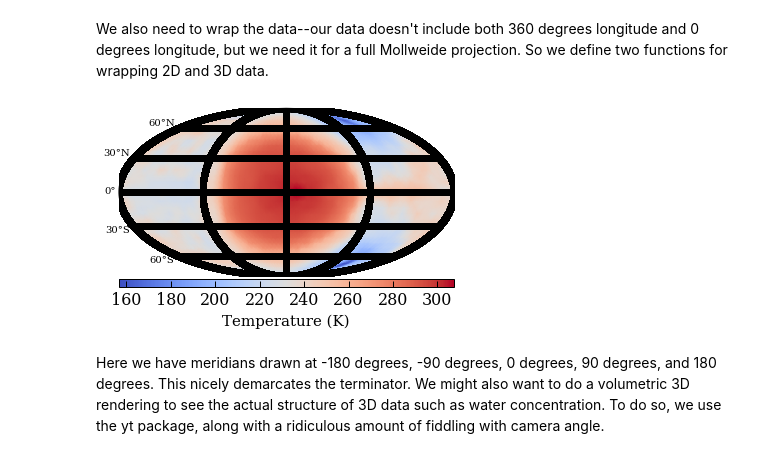
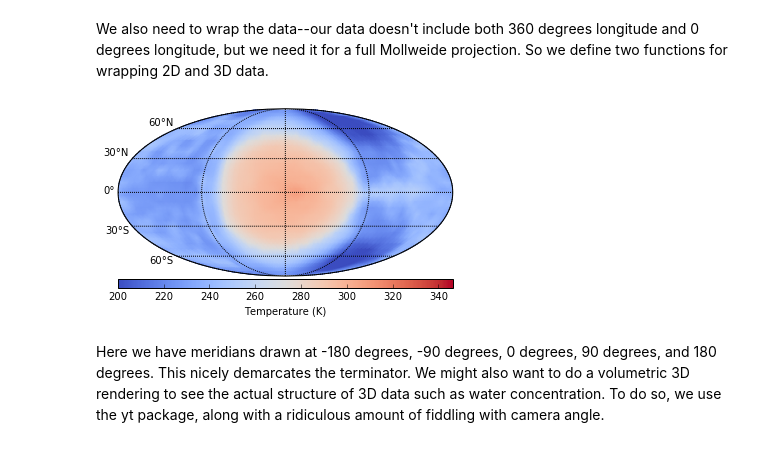
Before and after one commit to r-cloutier/GCM2Transmission, a Jupyter notebook: GCM Data Analysis Primer.ipynb, the cells around one changed output. Saved outputs shown, nothing was run; the diff lists cells and outputs as text; code cells hidden in the pictures.

```diff
--- a/GCM Data Analysis Primer.ipynb
+++ b/GCM Data Analysis Primer.ipynb
@@ -1,4 +6,4 @@
 # %% [markdown]
 Use the netCDF4 package to load NetCDF files (*.nc). You may have to install it separately. Usage is very simple, just point nc.Dataset to the data file and tell it to read the file rather than write to it.
 # %%
-data = nc.Dataset("plasim_samples/TIDAL1.0.001.nc","r")
+data = nc.Dataset("plasim_samples/earth.nc","r")
@@ -92,16 +82,16 @@ def wrap3d(datd,vals):
 # %%
 latsw=wrap2d(lats,lats[:,0])
 lonsw=wrap2d(lons,360.0)
 dataw=wrap2d(data.variables['ts'][39,:],data.variables['ts'][39,:,0])
 
 m = Basemap(projection='moll',lon_0=0,resolution='c')
-tm = m.pcolormesh(lonsw,latsw,dataw,shading='Gouraud',cmap='coolwarm',latlon=True)#,vmin=200,vmax=346.3)
+tm = m.pcolormesh(lonsw,latsw,dataw,shading='Gouraud',cmap='coolwarm',latlon=True,vmin=200,vmax=346.3)
 #m.drawcoastlines()
-pr=m.drawparallels(np.arange(-90.,120.,30.),labels=[1,0,0,1], linewidth=.01)
-mr=m.drawmeridians(np.arange(-180,180.,90.), linewidth=.01)
+pr=m.drawparallels(np.arange(-90.,120.,30.),labels=[1,0,0,1])
+mr=m.drawmeridians(np.arange(-180,180.,90.))
 cb = m.colorbar(tm,"bottom", size="5%", pad="2%",label="Temperature (K)")
 # %% [output]
-[figure, old version]
+[figure, new version]
 # %% [markdown]
 Here we have meridians drawn at -180 degrees, -90 degrees, 0 degrees, 90 degrees, and 180 degrees. This nicely demarcates the terminator. We might also want to do a volumetric 3D rendering to see the actual structure of 3D data such as water concentration. To do so, we use the yt package, along with a ridiculous amount of fiddling with camera angle.
 # %%
```
Also changed, not shown: parts of 6 cells of this notebook, 2 other files.
